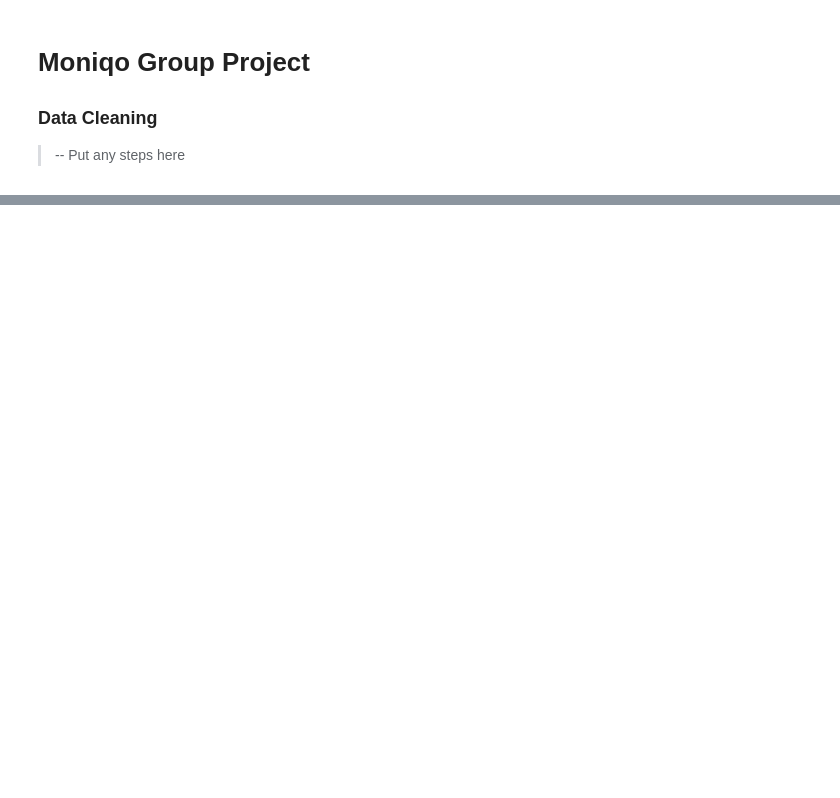
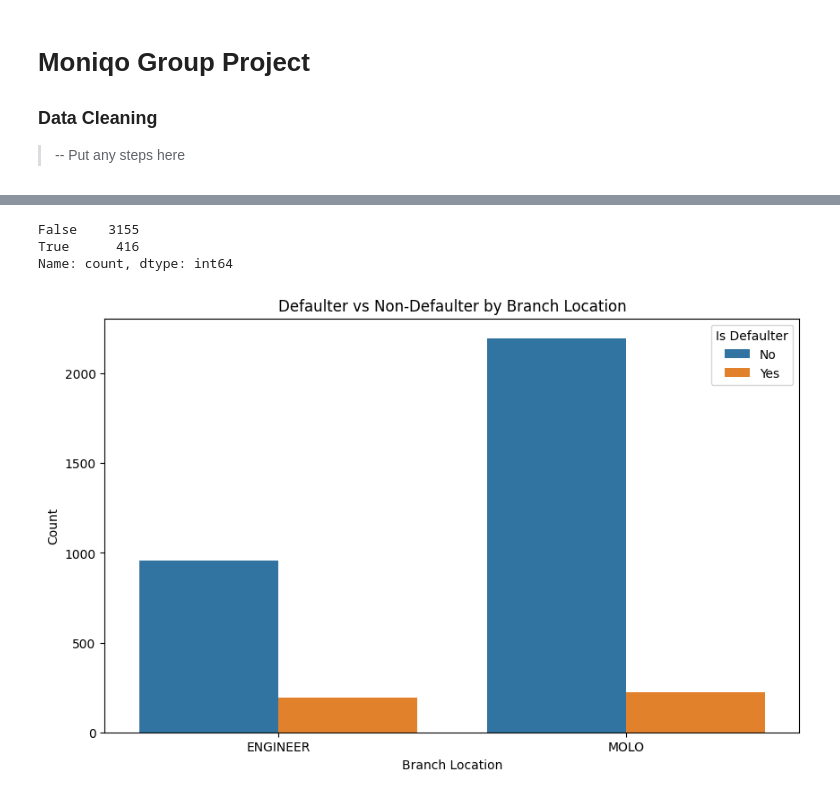
Before and after one commit to jmuhunyu/moniqo_project, a Jupyter notebook: James/project.ipynb, the cells around one changed output, grey strips where cells are left out. Drawn from its saved outputs; the diff is of its cells as text; code cells hidden in the pictures; blank space fills up the shorter version.

```diff
--- a/James/project.ipynb
+++ b/James/project.ipynb
@@ -34,0 +119,4 @@ NameError: name 'df' is not defined
+# %%
+# Remove SME - 3 MONTHS and SME - 6 MONTHS products as they have very few samples
+df = df[~df['Product'].isin(['SME - 3 MONTHS', 'SME - 6 MONTHS'])].copy()
+df.head()
@@ -34,0 +130,11 @@ NameError: name 'df' is not defined
+# %%
+# Convert date columns to datetime format for easier analysis
+
+# BorrowDate is mostly MM/DD/YYYY
+df["BorrowDate"] = pd.to_datetime(df["BorrowDate"], errors="coerce", dayfirst=False)
+
+# These are mostly DD/MM/YYYY
+df["ClearDate"] = pd.to_datetime(df["ClearDate"], errors="coerce", dayfirst=True)
+df["loan_repayment_first_payment"] = pd.to_datetime(df["loan_repayment_first_payment"], errors="coerce", dayfirst=True)
+df["loan_repayment_last_payment"] = pd.to_datetime(df["loan_repayment_last_payment"], errors="coerce", dayfirst=True)
+df.head()
@@ -34,0 +148,27 @@ NameError: name 'df' is not defined
+# %%
+# View defaulter Vs non-defaulter counts
+# defaulter = last payment before 15/12/2025 AND LoanBalance > 0
+cutoff = pd.to_datetime("15/12/2025", dayfirst=True)
+
+defaulters = df["is_defaulter"] = (
+    (df["loan_repayment_last_payment"] < cutoff) &
+    (df["LoanBalance"] > 0)
+)
+
+# Check result
+print(defaulters.value_counts())
+# %% [output]
+False    3155
+True      416
+Name: count, dtype: int64
+# %%
+# Visualization of defaulters relative to branch location
+plt.figure(figsize=(10,6))
+sns.countplot(data=df, x='Branch', hue=defaulters)
+plt.title('Defaulter vs Non-Defaulter by Branch Location')
+plt.xlabel('Branch Location')
+plt.ylabel('Count')
+plt.legend(title='Is Defaulter', labels=['No', 'Yes'])
+plt.show()
+# %% [output]
+[figure, added]
```
Also changed, not shown: parts of 11 cells of this notebook.
